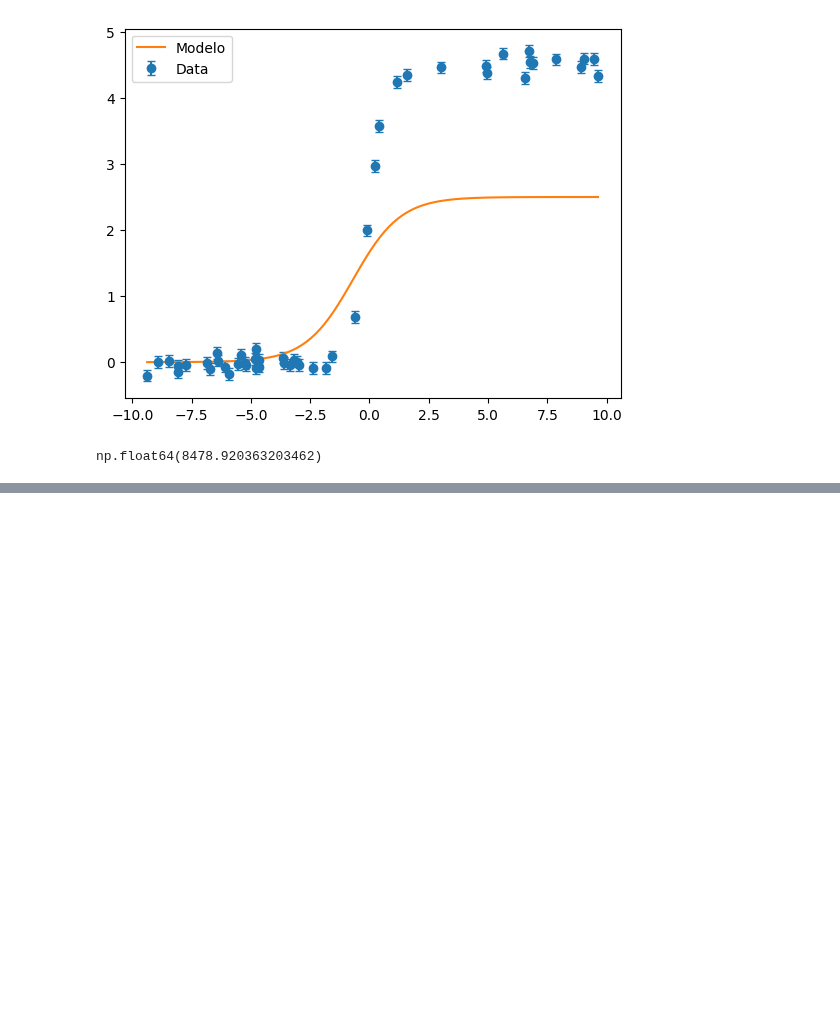
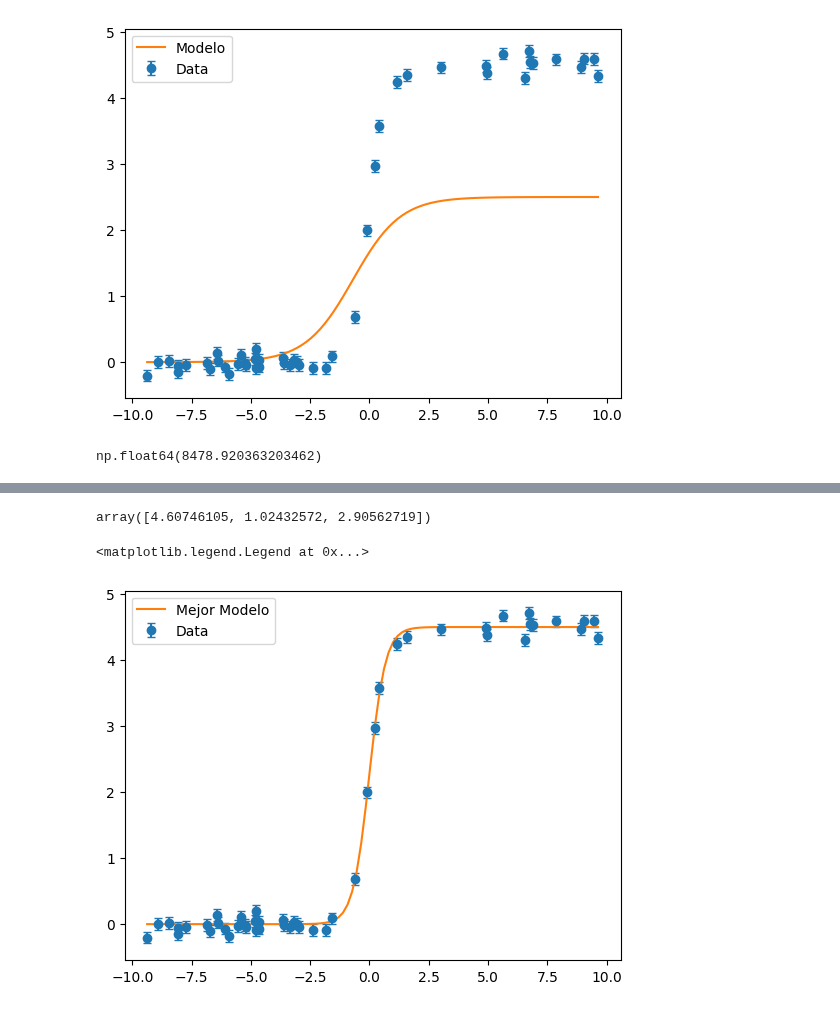
Before and after one commit to asegura4488/MetodosComputacionales2026, a Jupyter notebook: Semana12/AjusteNolineal.ipynb, the cells around one changed output, grey strips where cells are left out. Drawn from its saved outputs; the diff is of its cells as text; code cells hidden in the pictures; blank space fills up the shorter version.

```diff
--- a/Semana12/AjusteNolineal.ipynb
+++ b/Semana12/AjusteNolineal.ipynb
@@ -50,3 +51,8 @@ def chi2_con_error(p,x,y,sigma,modelo):
 chi2_con_error(p0,x,y,sigma,sigmoide)
 # %% [output]
 np.float64(8478.920363203462)
+# %%
+# usamos optimze
+p0 = np.array([5.,2.,1.])
+result = spo.minimize(chi2_con_error,p0,args=(x,y,sigma,sigmoide),method='Nelder-Mead')
+result
@@ -52,0 +71,15 @@ np.float64(8478.920363203462)
+# %%
+paramopt = result.x
+paramopt
+# %% [output]
+array([4.60746105, 1.02432572, 2.90562719])
+# %%
+_x = np.linspace(min(x),max(x),100)
+_y = sigmoide(_x,paramopt)
+# %%
+plt.errorbar(x,y, yerr=sigma, fmt='o', capsize=3,label='Data')
+plt.plot(_x,_y,label='Mejor Modelo')
+plt.legend()
+# %% [output]
+<matplotlib.legend.Legend at 0x...>
+[figure, added]
```
Also changed, not shown: parts of 2 cells of this notebook.
